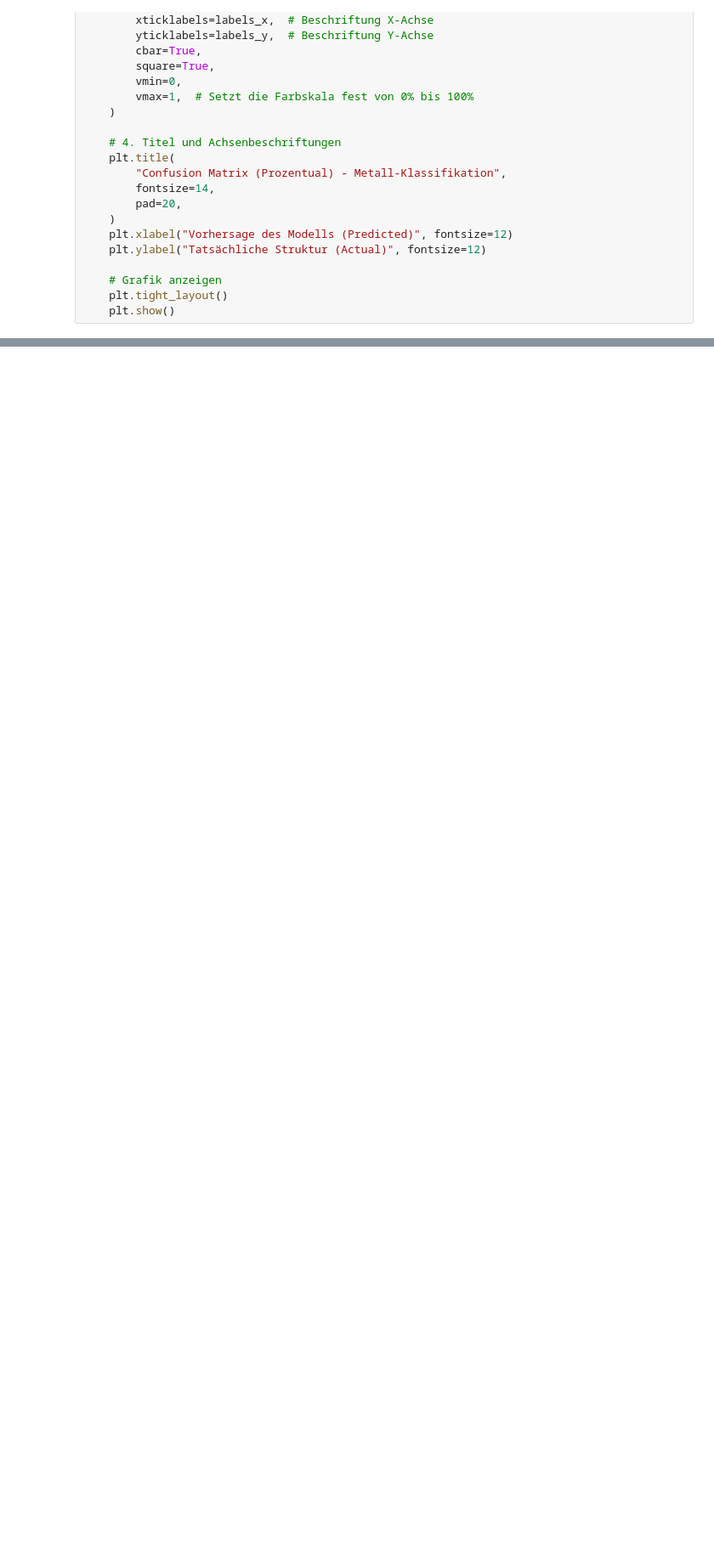
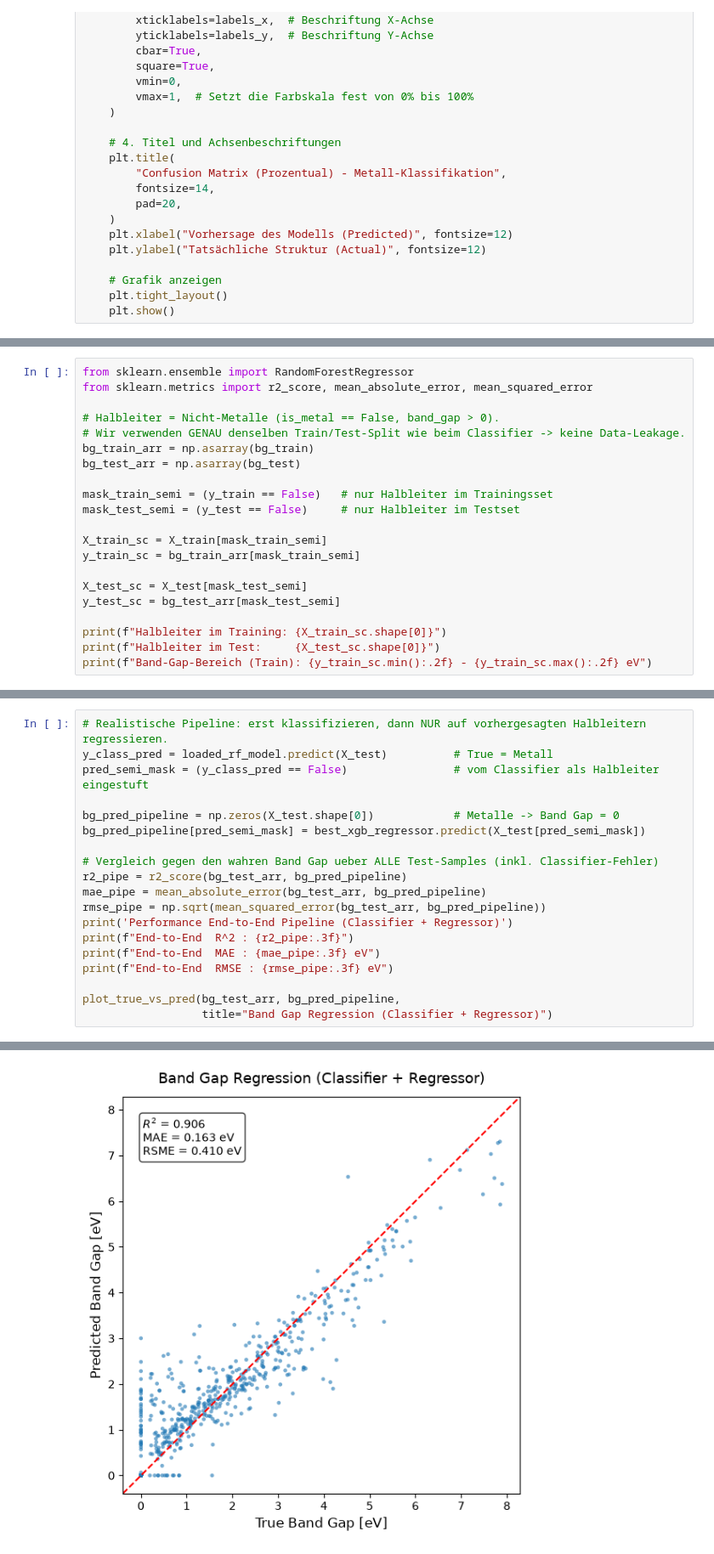
Before and after one commit to alexburg14/AML_Perovskite_Project, a Jupyter notebook: Band_Gap_Classifier/Best_RF_Classifier_BandGap.ipynb, the cells around one changed output, grey strips where cells are left out. Shown at 85% size. Drawn from its saved outputs; the diff is of its cells as text; blank space fills up the shorter version.

```diff
--- a/Band_Gap_Classifier/Best_RF_Classifier_BandGap.ipynb
+++ b/Band_Gap_Classifier/Best_RF_Classifier_BandGap.ipynb
@@ -146,0 +181,21 @@ plot_confusion_matrix(loaded_rf_model, X_test, y_test, ["Kein Metall\n(False)",
+# %%
+from sklearn.ensemble import RandomForestRegressor
+from sklearn.metrics import r2_score, mean_absolute_error, mean_squared_error
+
+# Halbleiter = Nicht-Metalle (is_metal == False, band_gap > 0).
+# Wir verwenden GENAU denselben Train/Test-Split wie beim Classifier -> keine Data-Leakage.
+bg_train_arr = np.asarray(bg_train)
+bg_test_arr = np.asarray(bg_test)
+
+mask_train_semi = (y_train == False)   # nur Halbleiter im Trainingsset
+mask_test_semi = (y_test == False)     # nur Halbleiter im Testset
+
+X_train_sc = X_train[mask_train_semi]
+y_train_sc = bg_train_arr[mask_train_semi]
+
+X_test_sc = X_test[mask_test_semi]
+y_test_sc = bg_test_arr[mask_test_semi]
+
+print(f"Halbleiter im Training: {X_train_sc.shape[0]}")
+print(f"Halbleiter im Test:     {X_test_sc.shape[0]}")
+print(f"Band-Gap-Bereich (Train): {y_train_sc.min():.2f} - {y_train_sc.max():.2f} eV")
@@ -146,0 +459,20 @@ plot_confusion_matrix(loaded_rf_model, X_test, y_test, ["Kein Metall\n(False)",
+# %%
+# Realistische Pipeline: erst klassifizieren, dann NUR auf vorhergesagten Halbleitern regressieren.
+y_class_pred = loaded_rf_model.predict(X_test)          # True = Metall
+pred_semi_mask = (y_class_pred == False)                # vom Classifier als Halbleiter eingestuft
+
+bg_pred_pipeline = np.zeros(X_test.shape[0])            # Metalle -> Band Gap = 0
+bg_pred_pipeline[pred_semi_mask] = best_xgb_regressor.predict(X_test[pred_semi_mask])
+
+# Vergleich gegen den wahren Band Gap ueber ALLE Test-Samples (inkl. Classifier-Fehler)
+r2_pipe = r2_score(bg_test_arr, bg_pred_pipeline)
+mae_pipe = mean_absolute_error(bg_test_arr, bg_pred_pipeline)
+rmse_pipe = np.sqrt(mean_squared_error(bg_test_arr, bg_pred_pipeline))
+print('Performance End-to-End Pipeline (Classifier + Regressor)')
+print(f"End-to-End  R^2 : {r2_pipe:.3f}")
+print(f"End-to-End  MAE : {mae_pipe:.3f} eV")
+print(f"End-to-End  RMSE : {rmse_pipe:.3f} eV")
+
+plot_true_vs_pred(bg_test_arr, bg_pred_pipeline,
+                  title="Band Gap Regression (Classifier + Regressor)")
+# %% [output]
@@ -146,0 +483 @@ plot_confusion_matrix(loaded_rf_model, X_test, y_test, ["Kein Metall\n(False)",
+[figure, added]
```
Also changed, not shown: parts of 22 cells of this notebook, 2 other files.
